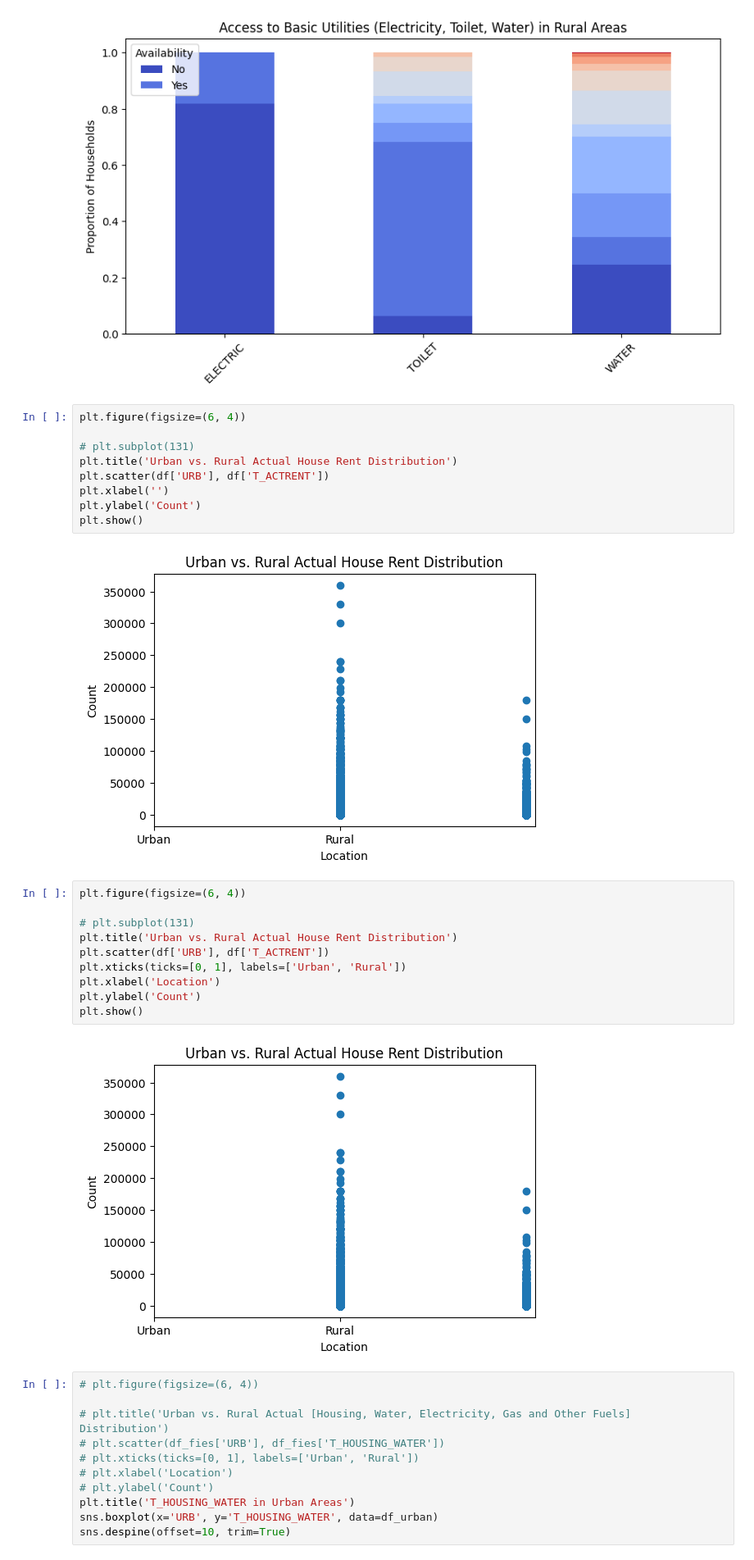
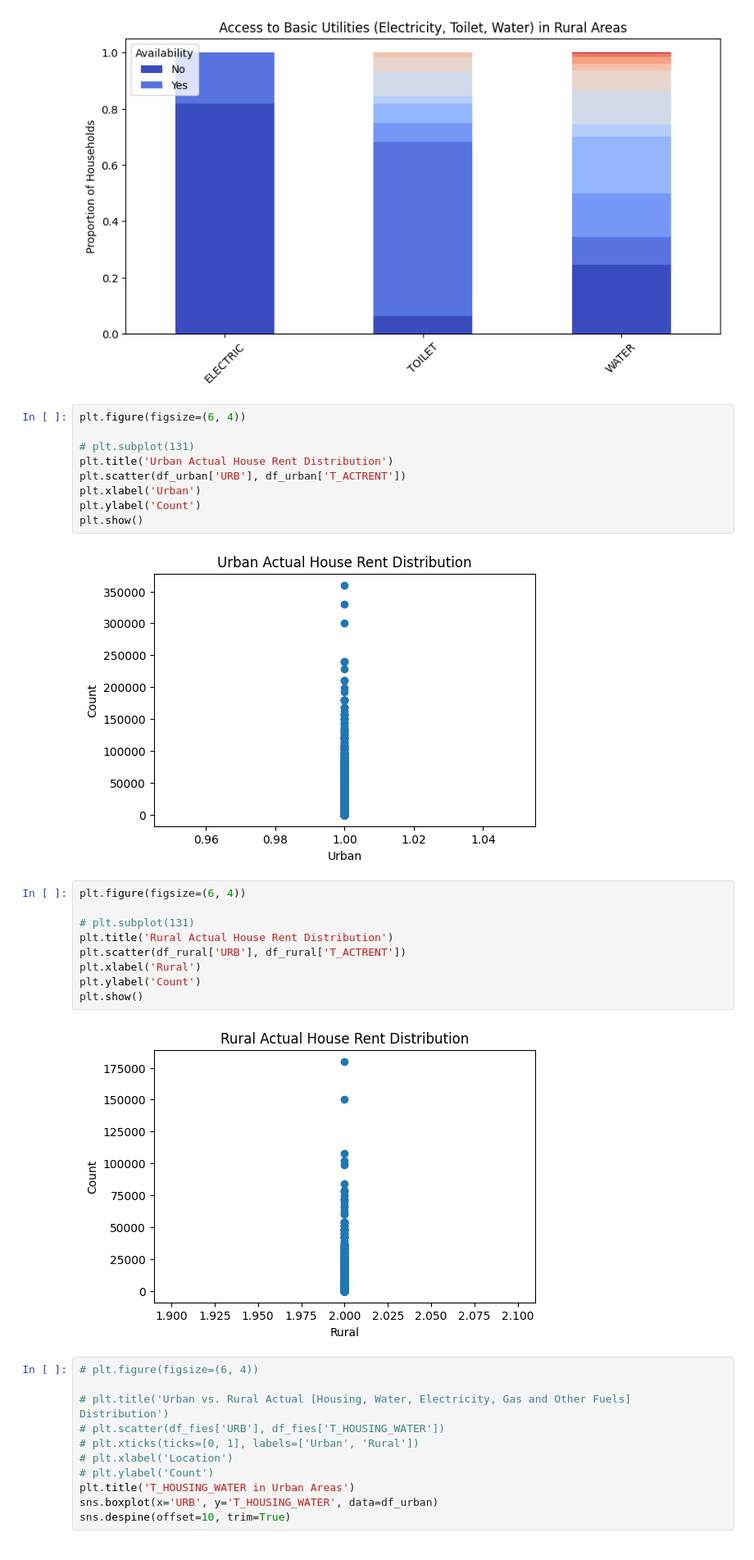
Before and after one commit to jjg-git/stintsyML, a Jupyter notebook: STINTSY project.ipynb, the cells around one changed output. Shown: that part at 82% size. Drawn from its saved outputs; the diff is of its cells as text.

```diff
--- a/STINTSY project.ipynb
+++ b/STINTSY project.ipynb
@@ -594,25 +594,24 @@ plt.show()
 plt.figure(figsize=(6, 4))
 
 # plt.subplot(131)
-plt.title('Urban vs. Rural Actual House Rent Distribution')
-plt.scatter(df['URB'], df['T_ACTRENT'])
-plt.xlabel('')
+plt.title('Urban Actual House Rent Distribution')
+plt.scatter(df_urban['URB'], df_urban['T_ACTRENT'])
+plt.xlabel('Urban')
 plt.ylabel('Count')
 plt.show()
 # %% [output]
-[figure, old version]
+[figure, new version]
 # %%
 plt.figure(figsize=(6, 4))
 
 # plt.subplot(131)
-plt.title('Urban vs. Rural Actual House Rent Distribution')
-plt.scatter(df['URB'], df['T_ACTRENT'])
-plt.xticks(ticks=[0, 1], labels=['Urban', 'Rural'])
-plt.xlabel('Location')
+plt.title('Rural Actual House Rent Distribution')
+plt.scatter(df_rural['URB'], df_rural['T_ACTRENT'])
+plt.xlabel('Rural')
 plt.ylabel('Count')
 plt.show()
 # %% [output]
-[figure, old version]
+[figure, new version]
 # %%
 # plt.figure(figsize=(6, 4))
 
```
Also changed, not shown: parts of 2 cells of this notebook.
